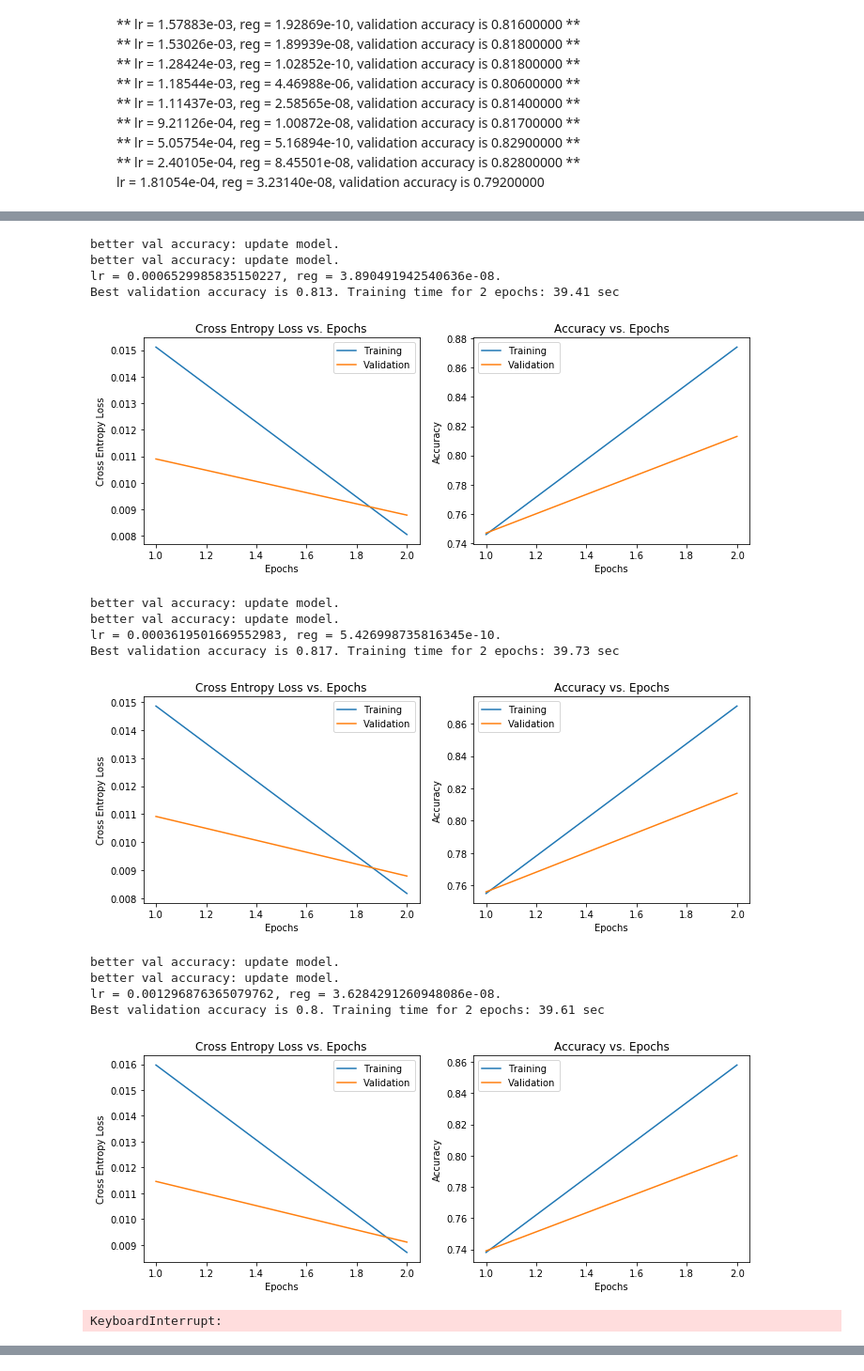
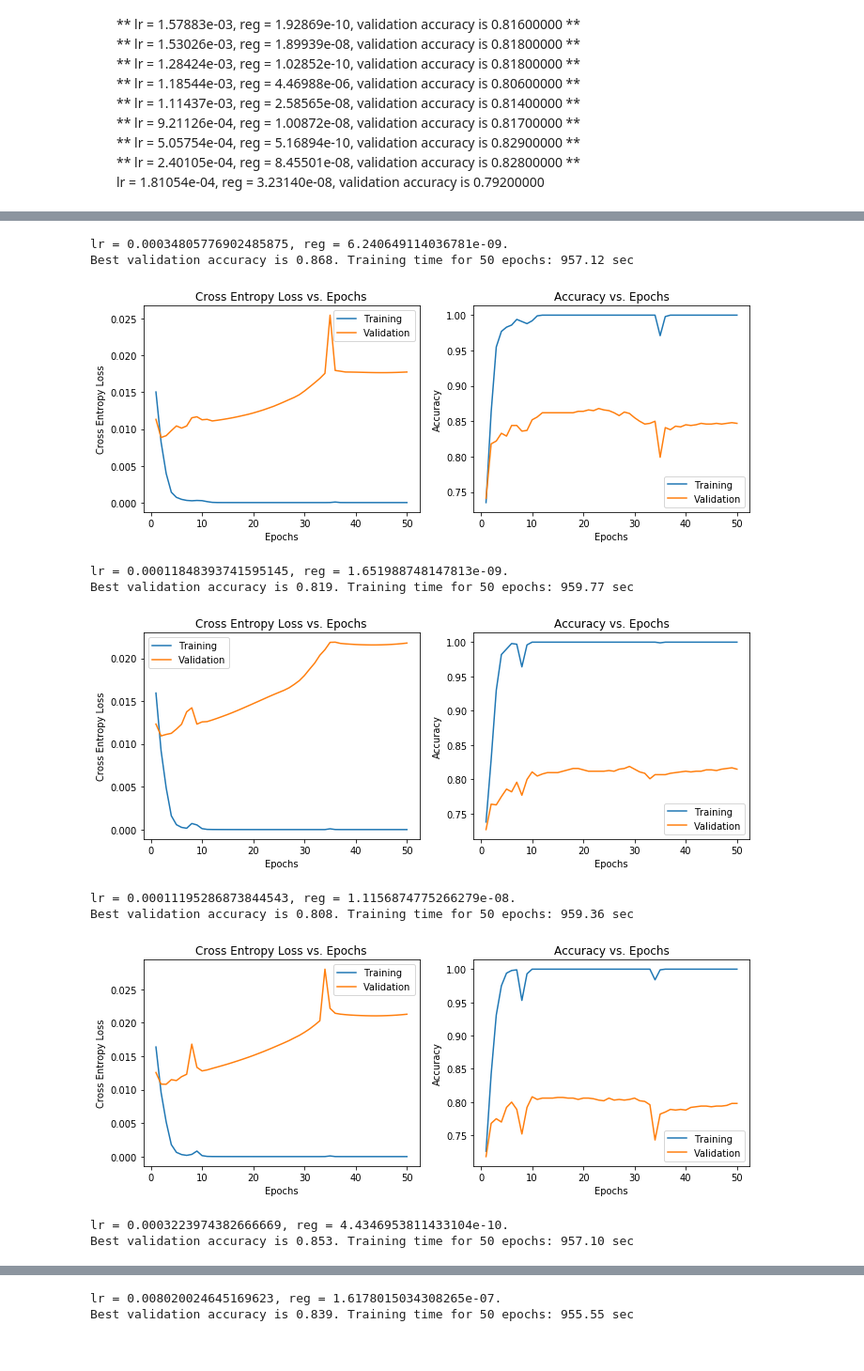
Before and after one commit to LUKELIEM/pytorch_tutorial, a Jupyter notebook: DeepCNN-V1.ipynb, the cells around one changed output, grey strips where cells are left out. Shown at 94% size. Cells and saved outputs as stored; diff of their text form; code cells hidden in the pictures.

```diff
--- a/DeepCNN-V1.ipynb
+++ b/DeepCNN-V1.ipynb
@@ -221,7 +221,8 @@ def train_detailed(model, loss_fn, optimizer, filename, num_epochs = 10, verbose
 
         if val_acc > best_val_acc:
             # save your model
-            print ("better val accuracy: update model.")
+            if verbose:
+                print ("better val accuracy: update model.")
             torch.save(model.state_dict(), filename)
             best_val_acc = val_acc
 
@@ -234,7 +235,7 @@ def train_detailed(model, loss_fn, optimizer, filename, num_epochs = 10, verbose
     return best_val_acc, train_history
 
 
-def check_accuracy(model, loader, verbose=False):
+def check_accuracy(model, loader, verbose=False, dtype=gpu_dtype):
     if verbose:
         if loader.dataset.train:
             print('Checking accuracy on validation set')
@@ -244,7 +245,7 @@ def check_accuracy(model, loader, verbose=False):
     num_samples = 0
     model.eval() # Put the model in test mode (the opposite of model.train(), essentially)
     for x, y in loader:
-        x_var = Variable(x.type(gpu_dtype), volatile=True)
+        x_var = Variable(x.type(dtype), volatile=True)
 
         scores = model(x_var)
         _, preds = scores.data.cpu().max(1)
@@ -521,11 +522,11 @@ At 20 seconds per epoch, a 50 epoch training will last 17 minutes. We can thus d
     lr = 10**random.uniform(-4,-2)
 # %%
-epochs = 2
+epochs = 50
 
 max_count = 50  # Run random
 for count in range(max_count):
 
-    reg = 10**random.uniform(-11, -7)
+    reg = 10**random.uniform(-10, -6)
     lr = 10**random.uniform(-4,-2)
 
     best_val_acc=0.0
@@ -545,46 +546,41 @@ for count in range(max_count):
                                                     num_epochs=epochs, verbose=False)
 
     end = time.time()
 
     print('lr = {}, reg = {}.'.format(lr, reg))
     print('Best validation accuracy is {0}. Training time for {1} epochs: {2:.2f} sec'.format(best_val_acc,
                                                                                               epochs, end-start))
     # Plot out the accuracies and losses
     plt.figure(figsize=(10, 4))
 
     plt.subplot(1, 2, 1)
     plt.plot(list(range(1,len(np.array(results)[:,2])+1)), np.array(results)[:,2], label='Training')
     plt.plot(list(range(1,len(np.array(results)[:,3])+1)), np.array(results)[:,3], label='Validation')
     plt.title('Cross Entropy Loss vs. Epochs')
     plt.xlabel('Epochs')
     plt.ylabel('Cross Entropy Loss')
     plt.legend()
 
     plt.subplot(1, 2, 2)
     plt.plot(list(range(1,len(np.array(results)[:,0])+1)), np.array(results)[:,0], label='Training')
     plt.plot(list(range(1,len(np.array(results)[:,1])+1)), np.array(results)[:,1], label='Validation')
     plt.title('Accuracy vs. Epochs')
     plt.xlabel('Epochs')
     plt.ylabel('Accuracy')
     plt.legend()
     plt.tight_layout()
 
     #plt.savefig('sgd_model_plot_batch_norm_hidden_256x256.png')
     plt.show()
 # %% [output]
-better val accuracy: update model.
-better val accuracy: update model.
-lr = 0.0006529985835150227, reg = 3.890491942540636e-08.
-Best validation accuracy is 0.813. Training time for 2 epochs: 39.41 sec
+lr = 0.00034805776902485875, reg = 6.240649114036781e-09.
+Best validation accuracy is 0.868. Training time for 50 epochs: 957.12 sec
-[figure, old version]
+[figure, new version]
-better val accuracy: update model.
-better val accuracy: update model.
-lr = 0.0003619501669552983, reg = 5.426998735816345e-10.
-Best validation accuracy is 0.817. Training time for 2 epochs: 39.73 sec
+lr = 0.00011848393741595145, reg = 1.651988748147813e-09.
+Best validation accuracy is 0.819. Training time for 50 epochs: 959.77 sec
-[figure, old version]
+[figure, new version]
-better val accuracy: update model.
-better val accuracy: update model.
-lr = 0.001296876365079762, reg = 3.6284291260948086e-08.
-Best validation accuracy is 0.8. Training time for 2 epochs: 39.61 sec
+lr = 0.00011195286873844543, reg = 1.1156874775266279e-08.
+Best validation accuracy is 0.808. Training time for 50 epochs: 959.36 sec
-[figure, old version]
+[figure, new version]
-KeyboardInterrupt:
+lr = 0.0003223974382666669, reg = 4.4346953811433104e-10.
+Best validation accuracy is 0.853. Training time for 50 epochs: 957.10 sec
@@ -590,0 +588,2 @@ KeyboardInterrupt:
+lr = 0.008020024645169623, reg = 1.6178015034308265e-07.
+Best validation accuracy is 0.839. Training time for 50 epochs: 955.55 sec
```
Also changed, not shown: parts of 9 cells of this notebook, 1 other file.
